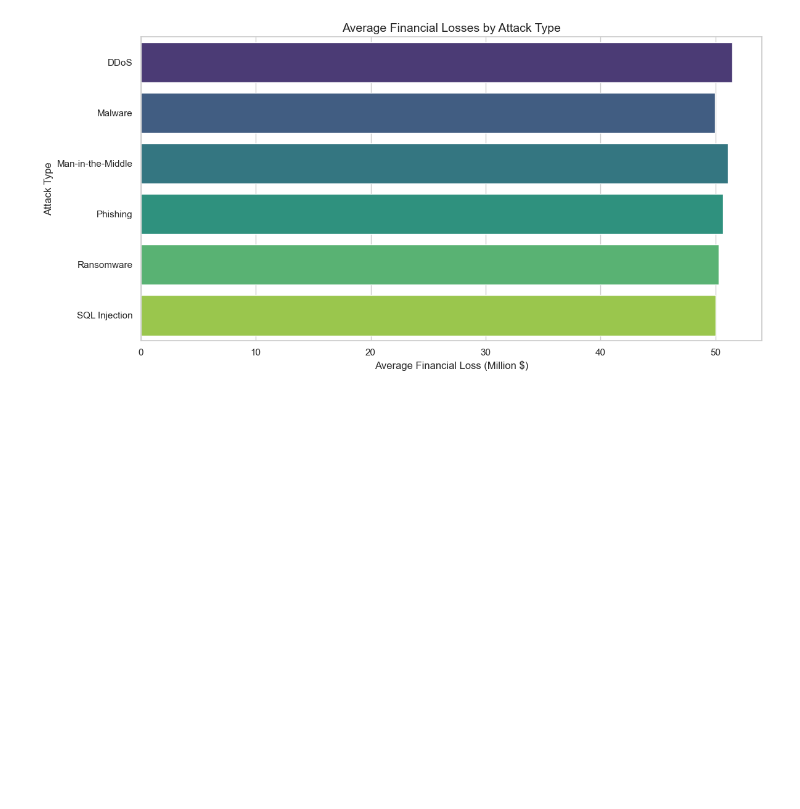
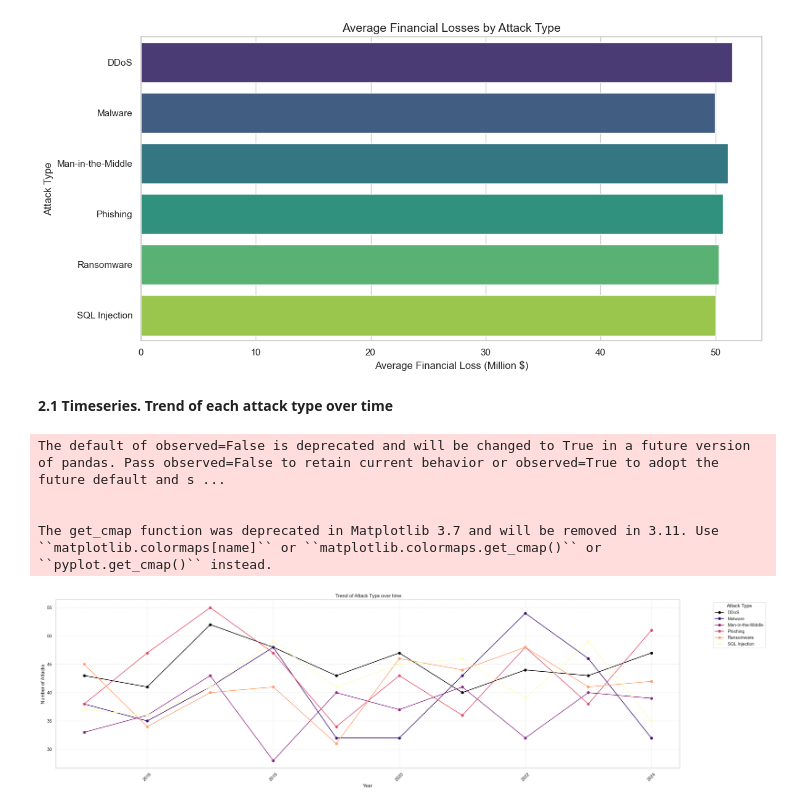
Before and after one commit to immaFrogUwU/Cyber-Security-Threats, a Jupyter notebook: Data_Storytelling_Cyber_Security_Threats.ipynb, the cells around one changed output. Drawn from its saved outputs; the diff is of its cells as text; code cells hidden in the pictures; blank space fills up the shorter version.

Commit message:
2. Timeseries trend update

```diff
--- a/Data_Storytelling_Cyber_Security_Threats.ipynb
+++ b/Data_Storytelling_Cyber_Security_Threats.ipynb
@@ -554,3 +555,39 @@ The default of observed=False is deprecated and will be changed to True in a fut
 
 Passing `palette` without assigning `hue` is deprecated and will be removed in v0.14.0. Assign the `y` variable to `hue` and set `legend=False` for the same effect.
 [figure]
+# %% [markdown]
+**2.1 Timeseries. Trend of each attack type over time**
+# %%
+groupYA = cybersec_cleaned.groupby(["Year", "Attack Type"]).size().reset_index(name="Attack Count")
+
+# Pivot để tạo định dạng phù hợp cho line chart
+pivot_df = groupYA.pivot(index="Year", columns="Attack Type", values="Attack Count").fillna(0)
+
+# Vẽ biểu đồ line chart
+
+plt.figure(figsize=(25, 7))
+
+colors = cm.get_cmap('magma', len(pivot_df.columns))
+
+for i, attack_type in enumerate(pivot_df.columns):
+    plt.plot(
+        pivot_df.index,
+        pivot_df[attack_type],
+        marker='o',
+        label=attack_type,
+        color=colors(i)
+    )
+plt.title(" Trend of Attack Type over time")
+plt.xlabel("Year")
+plt.ylabel("Number of Attacks")
+plt.xticks(rotation=45)
+plt.legend(title="Attack Type", bbox_to_anchor=(1.05, 1), loc="upper left")
+plt.grid(True, linestyle='--', alpha=0.5)
+plt.tight_layout()
+plt.show()
+# %% [output]
+The default of observed=False is deprecated and will be changed to True in a future version of pandas. Pass observed=False to retain current behavior or observed=True to adopt the future default and s ...
+
+
+The get_cmap function was deprecated in Matplotlib 3.7 and will be removed in 3.11. Use ``matplotlib.colormaps[name]`` or ``matplotlib.colormaps.get_cmap()`` or ``pyplot.get_cmap()`` instead.
+[figure, added]
```
Also changed, not shown: parts of 17 cells of this notebook.
